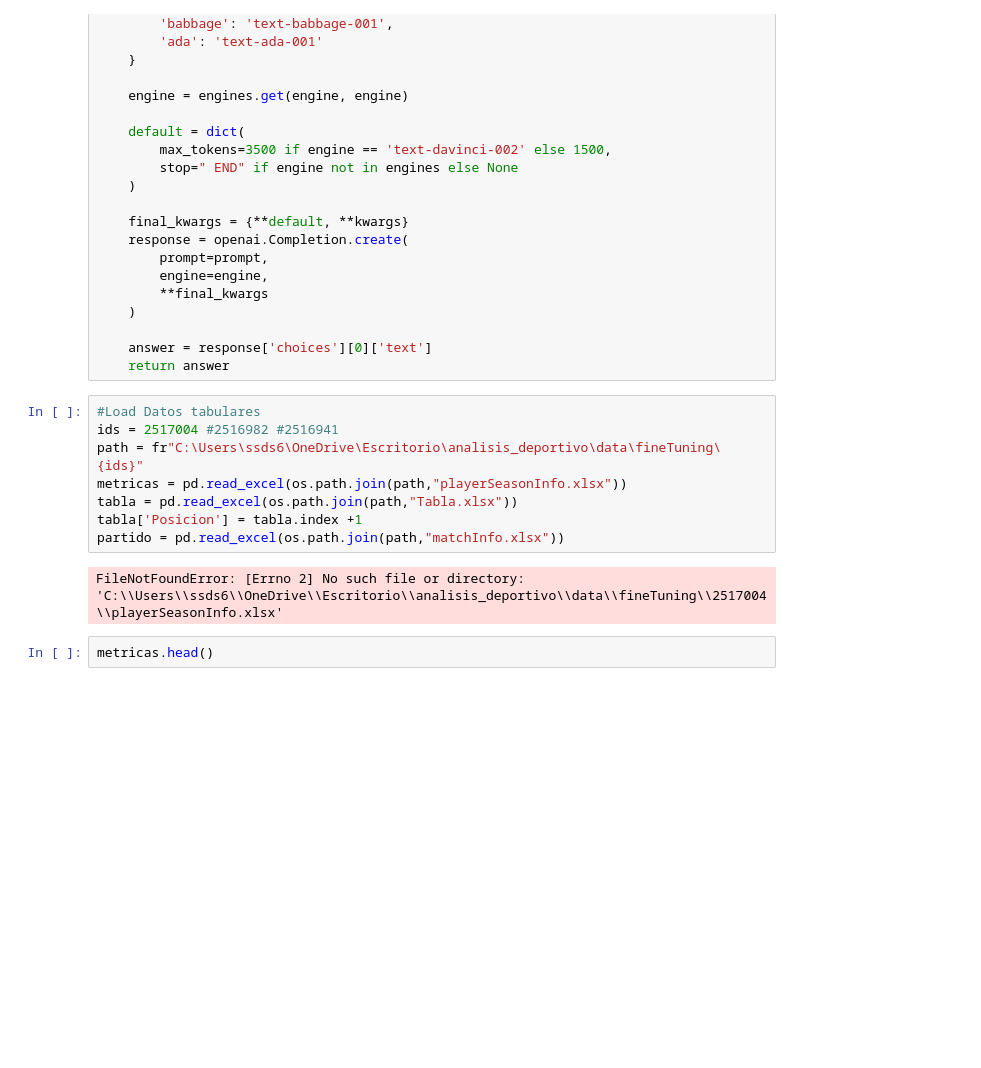
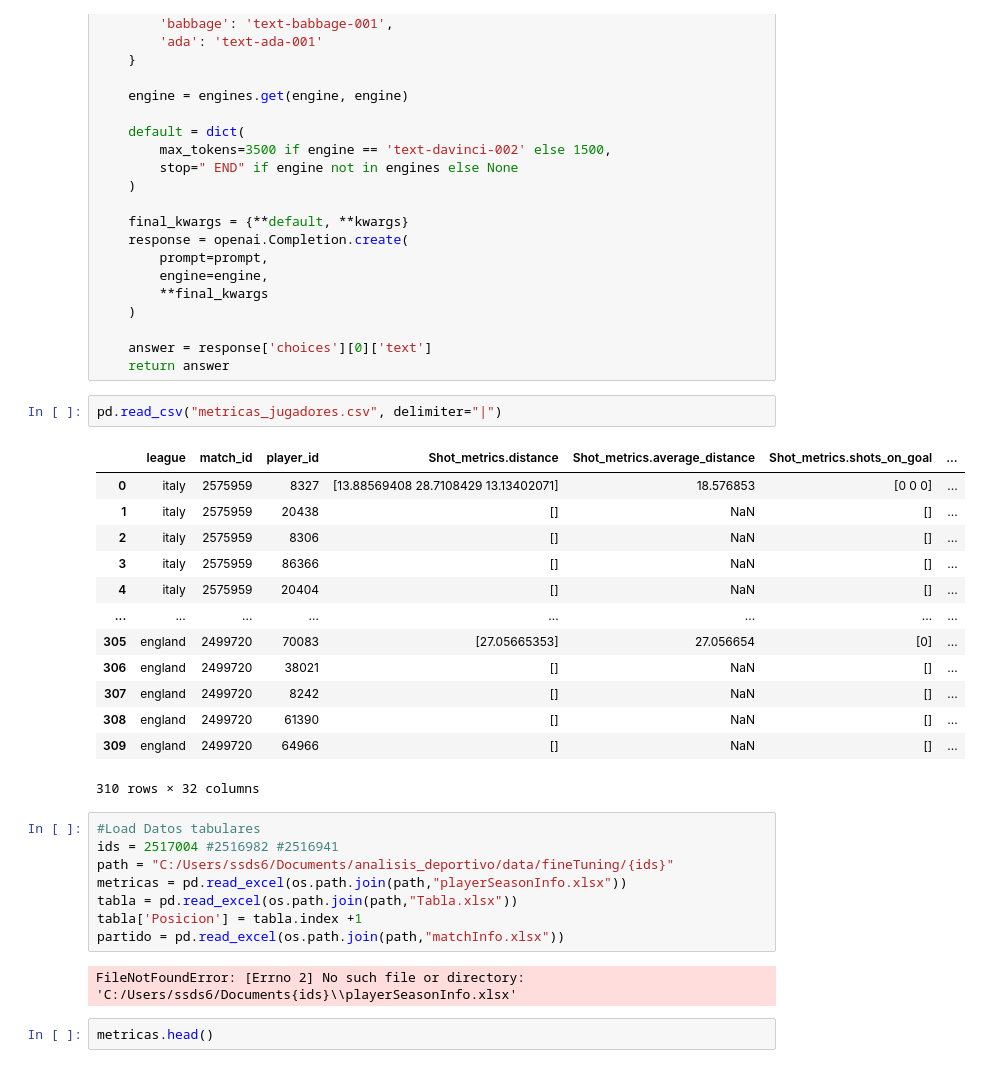
Before and after one commit to ErnestoAnaya/analisis_deportivo, a Jupyter notebook: Codigos/futbot/futbot_v2/dump/FutBot.ipynb, the cells around one changed output. Saved outputs shown, nothing was run; the diff lists cells and outputs as text; blank space fills up the shorter version.

```diff
--- a/Codigos/futbot/futbot_v2/FutBot.ipynb
+++ b/Codigos/futbot/futbot_v2/dump/FutBot.ipynb
@@ -50,16 +47,32 @@ def get_gpt3_completion(prompt, engine="davinci", **kwargs):
 
     answer = response['choices'][0]['text']
     return answer
+# %%
+pd.read_csv("metricas_jugadores.csv", delimiter="|")
+# %% [output]
+|  | league | match_id | player_id | Shot_metrics.distance | Shot_metrics.average_distance | Shot_metrics.shots_on_goal | ... |
+| 0 | italy | 2575959 | 8327 | [13.88569408 28.7108429 13.13402071] | 18.576853 | [0 0 0] | ... |
+| 1 | italy | 2575959 | 20438 | [] | NaN | [] | ... |
+| 2 | italy | 2575959 | 8306 | [] | NaN | [] | ... |
+| 3 | italy | 2575959 | 86366 | [] | NaN | [] | ... |
+| 4 | italy | 2575959 | 20404 | [] | NaN | [] | ... |
+| ... | ... | ... | ... | ... | ... | ... | ... |
+| 305 | england | 2499720 | 70083 | [27.05665353] | 27.056654 | [0] | ... |
+| 306 | england | 2499720 | 38021 | [] | NaN | [] | ... |
+| 307 | england | 2499720 | 8242 | [] | NaN | [] | ... |
+| 308 | england | 2499720 | 61390 | [] | NaN | [] | ... |
+| 309 | england | 2499720 | 64966 | [] | NaN | [] | ... |
+310 rows × 32 columns
 # %%
 #Load Datos tabulares
 ids = 2517004 #2516982 #2516941
-path = fr"C:\Users\ssds6\OneDrive\Escritorio\analisis_deportivo\data\fineTuning\{ids}"
+path = "C:/Users/ssds6/Documents/analisis_deportivo/data/fineTuning/{ids}"
 metricas = pd.read_excel(os.path.join(path,"playerSeasonInfo.xlsx"))
 tabla = pd.read_excel(os.path.join(path,"Tabla.xlsx"))
 tabla['Posicion'] = tabla.index +1
 partido = pd.read_excel(os.path.join(path,"matchInfo.xlsx"))
 # %% [output]
-FileNotFoundError: [Errno 2] No such file or directory: 'C:\\Users\\ssds6\\OneDrive\\Escritorio\\analisis_deportivo\\data\\fineTuning\\2517004\\playerSeasonInfo.xlsx'
+FileNotFoundError: [Errno 2] No such file or directory: 'C:/Users/ssds6/Documents{ids}\\playerSeasonInfo.xlsx'
 # %%
 metricas.head()
 # %% [output]
```
Also changed, not shown: parts of 1 cell of this notebook, 6 other files.
